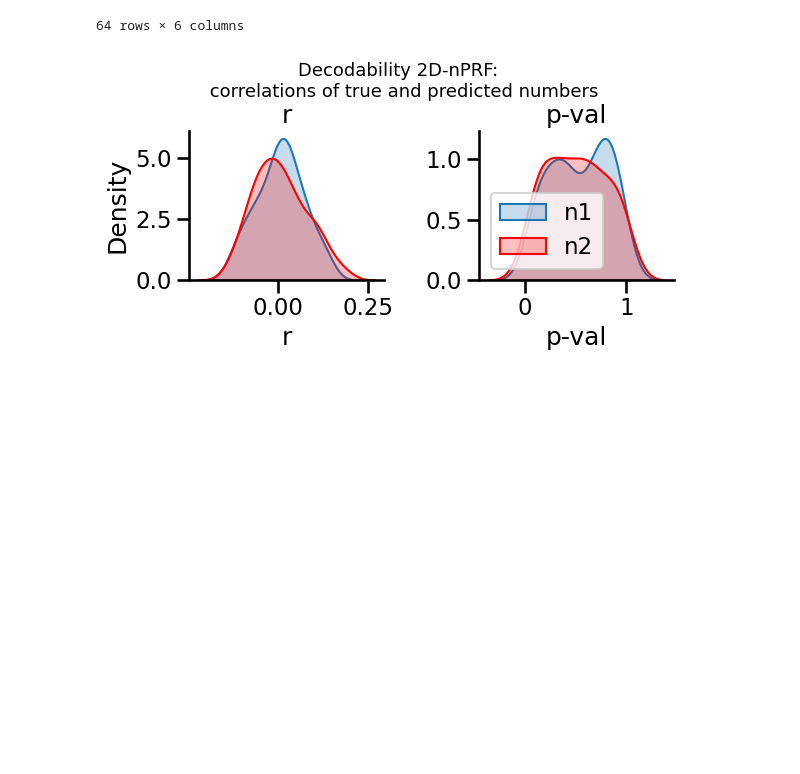
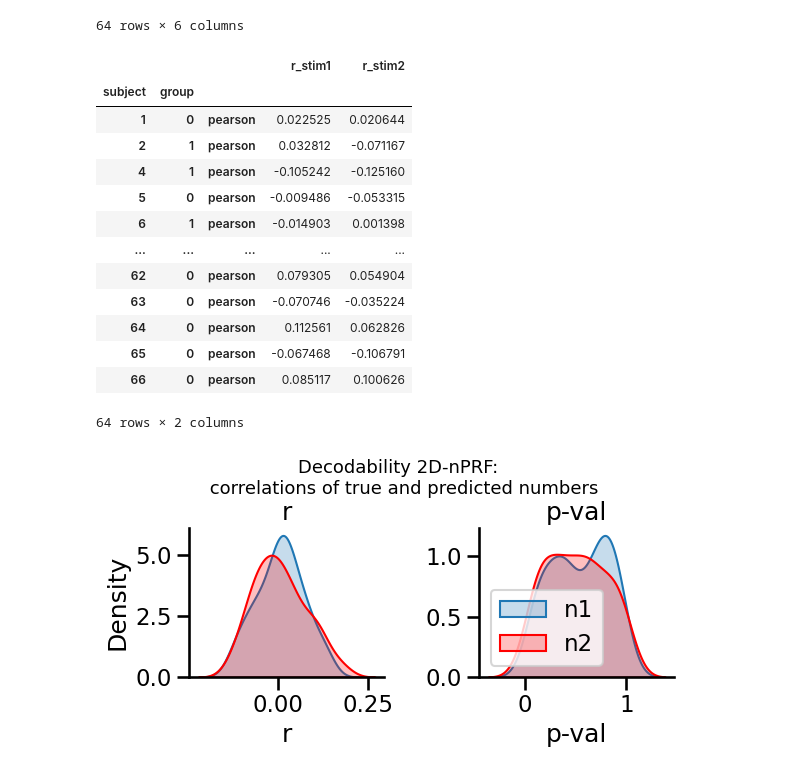
Before and after one commit to mrenke/numrisk, a Jupyter notebook: numrisk/neural_general/decodingNPRF-2D_defaultAna.ipynb, the cells around one changed output. Saved outputs shown, nothing was run; the diff lists cells and outputs as text; code cells hidden in the pictures; blank space fills up the shorter version.

```diff
--- a/numrisk/neural_general/decodingNPRF-2D_defaultAna.ipynb
+++ b/numrisk/neural_general/decodingNPRF-2D_defaultAna.ipynb
@@ -69,6 +69,23 @@ r_n1
 | 65 | 0 | pearson | 180 | -0.067468 | [-0.21, 0.08] | 0.368174 | 0.139 | 0.146847 |
 | 66 | 0 | pearson | 180 | 0.085117 | [-0.06, 0.23] | 0.255925 | 0.177 | 0.206394 |
 64 rows × 6 columns
+# %%
+Rs
+# %% [output]
+|  |  |  | r_stim1 | r_stim2 |
+| subject | group |  |  |  |
+| 1 | 0 | pearson | 0.022525 | 0.020644 |
+| 2 | 1 | pearson | 0.032812 | -0.071167 |
+| 4 | 1 | pearson | -0.105242 | -0.125160 |
+| 5 | 0 | pearson | -0.009486 | -0.053315 |
+| 6 | 1 | pearson | -0.014903 | 0.001398 |
+| ... | ... | ... | ... | ... |
+| 62 | 0 | pearson | 0.079305 | 0.054904 |
+| 63 | 0 | pearson | -0.070746 | -0.035224 |
+| 64 | 0 | pearson | 0.112561 | 0.062826 |
+| 65 | 0 | pearson | -0.067468 | -0.106791 |
+| 66 | 0 | pearson | 0.085117 | 0.100626 |
+64 rows × 2 columns
 # %%
 fig, axes = plt.subplots(1, 2, figsize=(6, 3))  # Adjust figsize as needed
 sns.kdeplot(r_n1, x='r', fill=True, label='n1', ax=axes[0])
```
Also changed, not shown: parts of 5 cells of this notebook, 1 other file.
